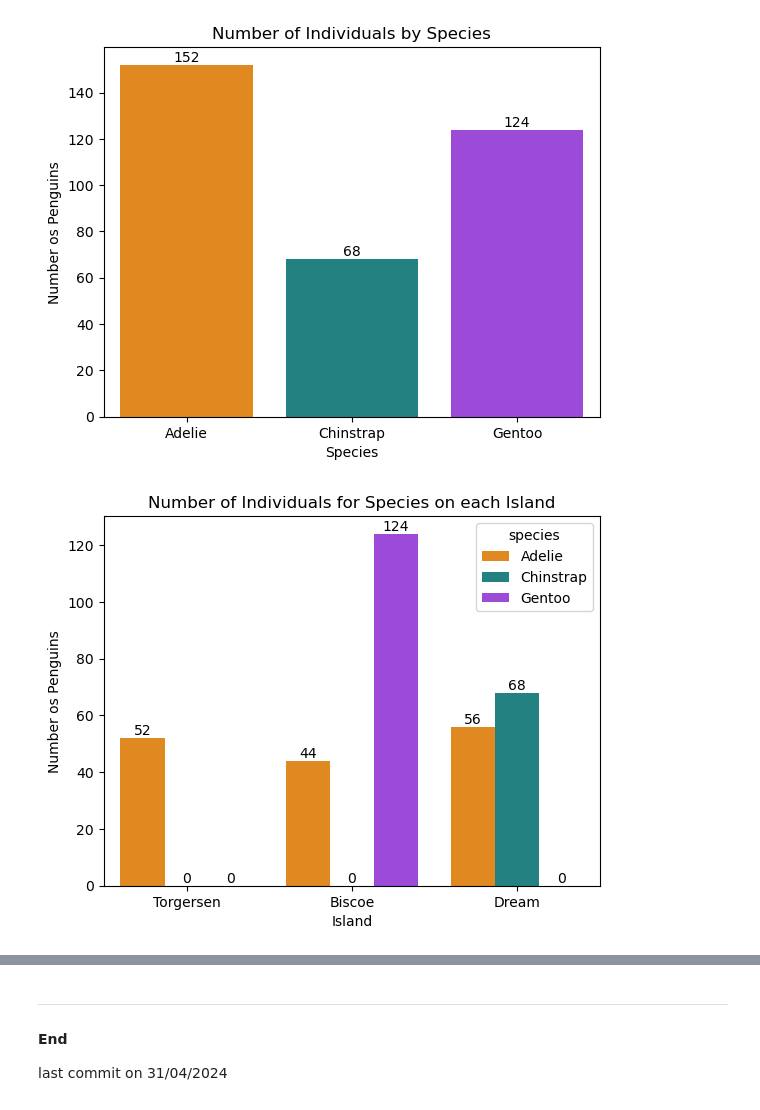
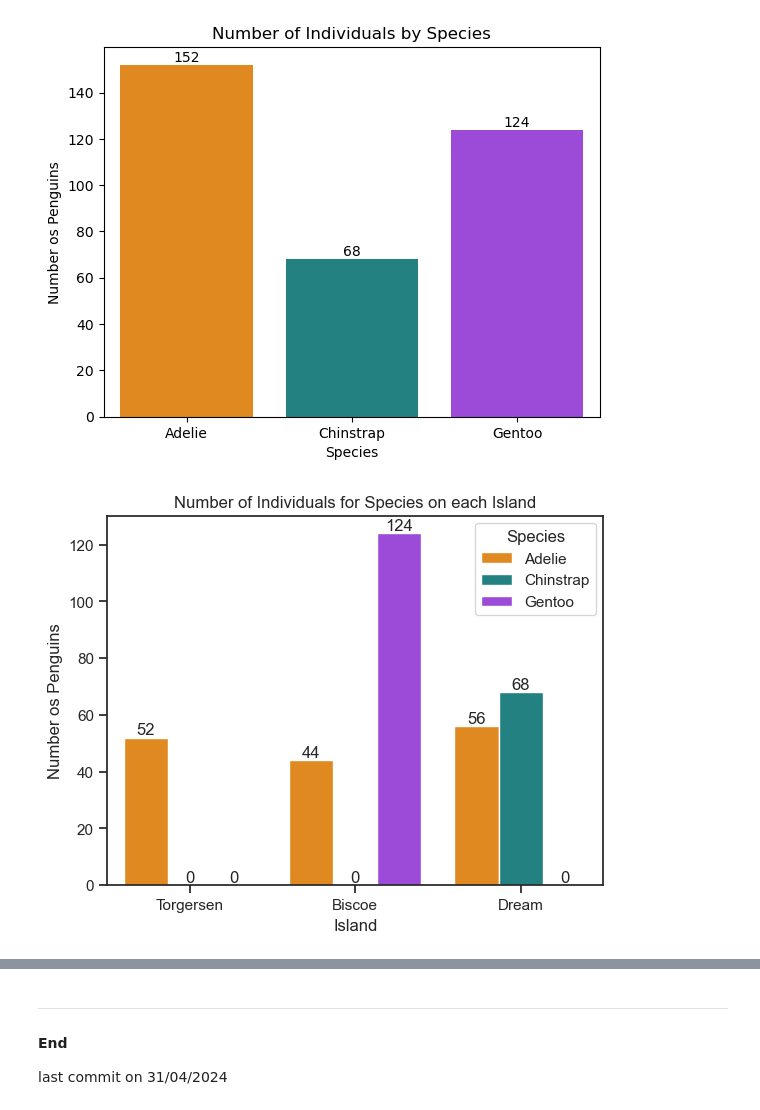
Before and after one commit to RodrigoDMU/MyWorkPDA-Project, a Jupyter notebook: penguins.ipynb, the cells around one changed output, grey strips where cells are left out. Cells and saved outputs as stored; diff of their text form; code cells hidden in the pictures.

```diff
--- a/penguins.ipynb
+++ b/penguins.ipynb
@@ -235,13 +235,15 @@ for container in ax.containers:
 # %%
 # Count the number of penguins for specie on each island.
 ax = sns.countplot(x='island', hue='species', data=df, palette=['#FF8C00','#159090','#A034F0'])
 # Add title.
 plt.title('Number of Individuals for Species on each Island')
+# Add legend tittle.
+plt.legend(title='Species')
 # Add labels (X and Y).
 plt.xlabel('Island')
 plt.ylabel('Number os Penguins')
 # Add total count on top of bar.
 for container in ax.containers:
     ax.bar_label(container)
 # %% [output]
-[figure, old version]
+[figure, new version]
```
Also changed, not shown: parts of 6 cells of this notebook.
